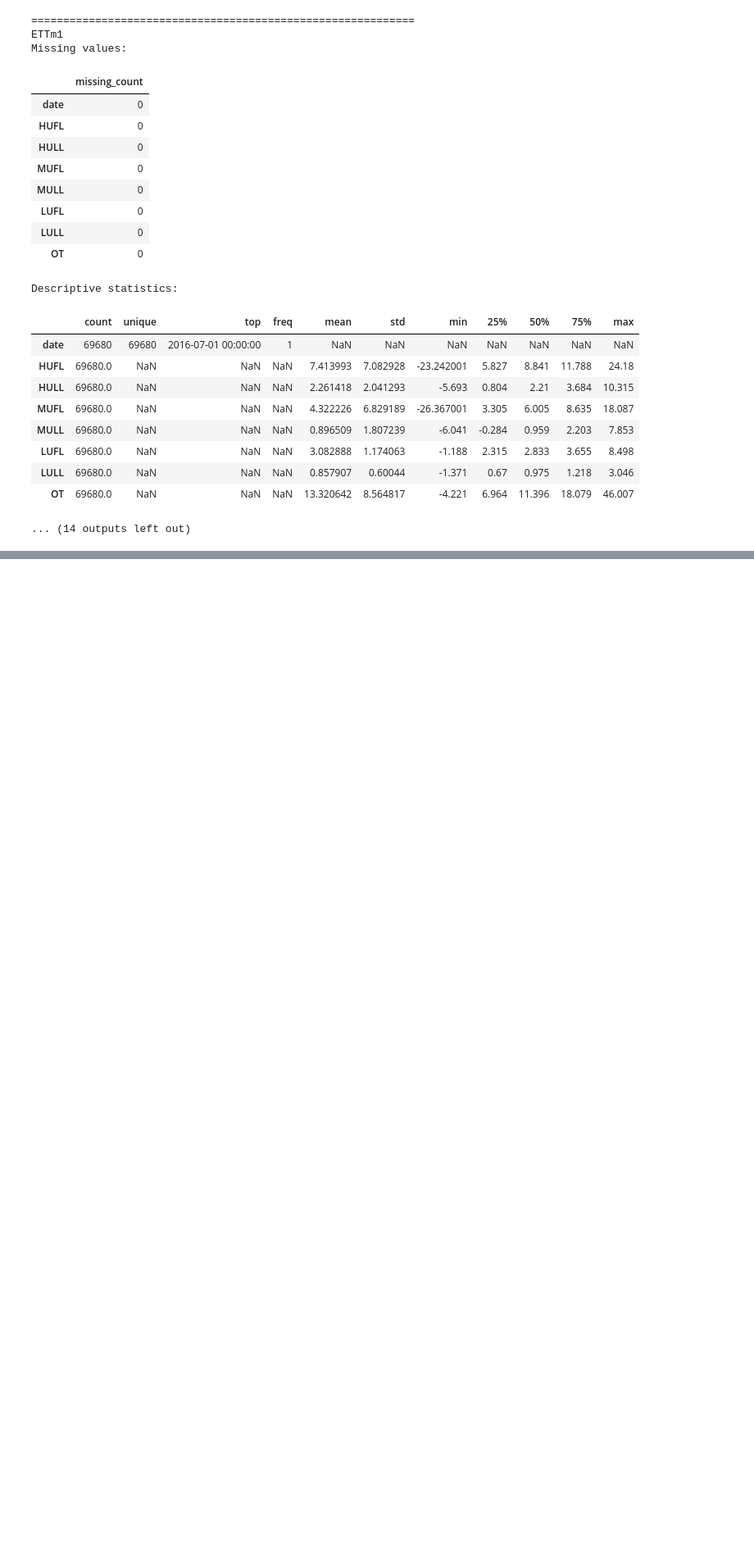
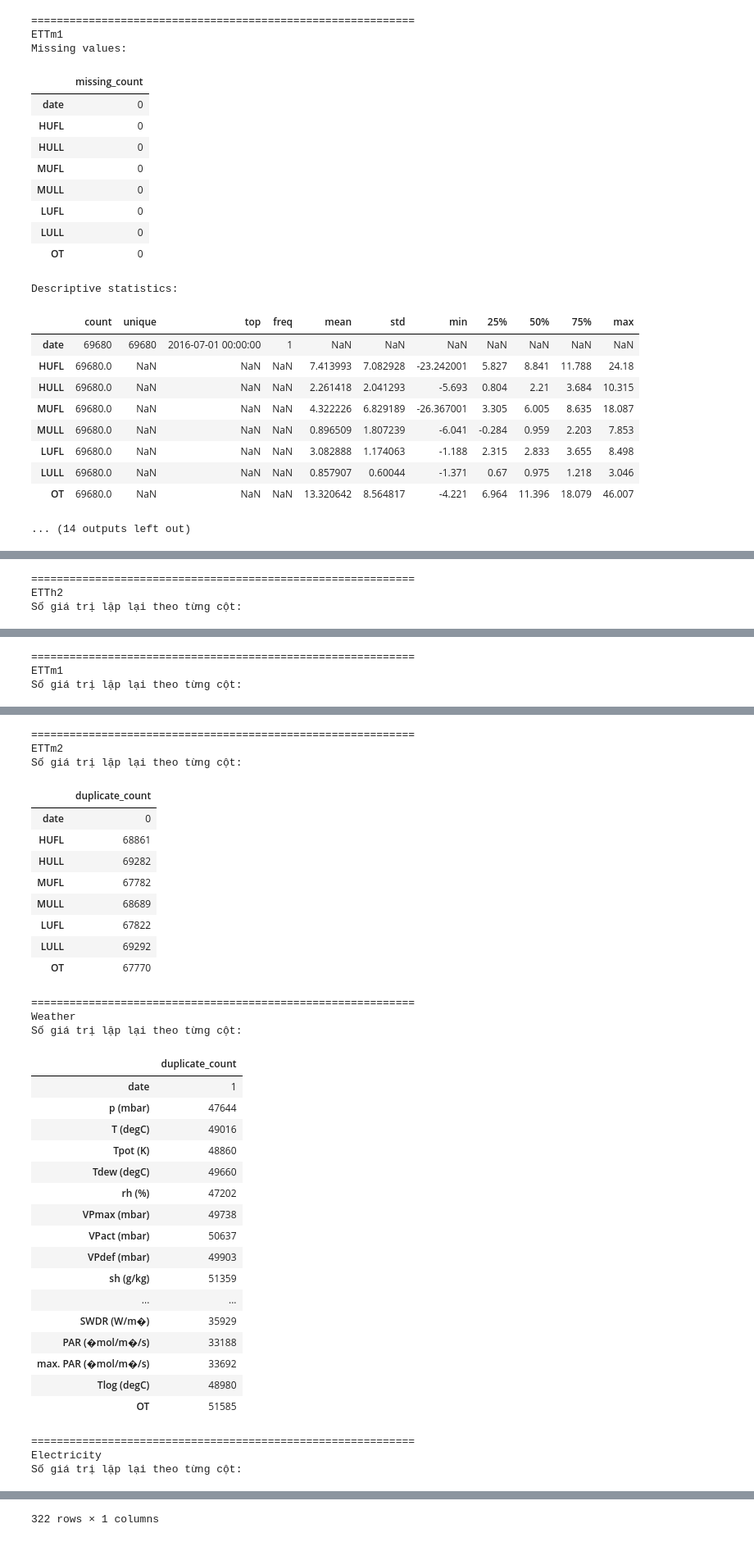
Before and after one commit to domailientb/TVCFORMER, a Jupyter notebook: experiments/dataset_exploration.ipynb, the cells around one changed output, grey strips where cells are left out. Shown at 82% size. Drawn from its saved outputs; the diff is of its cells as text; code cells hidden in the pictures; blank space fills up the shorter version.

```diff
--- a/experiments/dataset_exploration.ipynb
+++ b/experiments/dataset_exploration.ipynb
@@ -273,3 +273,22 @@ Descriptive statistics:
 | LULL | 69680.0 | NaN | NaN | NaN | 0.857907 | 0.60044 | -1.371 | 0.67 | 0.975 | 1.218 | 3.046 |
 | OT | 69680.0 | NaN | NaN | NaN | 13.320642 | 8.564817 | -4.221 | 6.964 | 11.396 | 18.079 | 46.007 |
 ... (14 outputs left out)
+# %%
+for name, path in DATASETS.items():
+    if not path.exists():
+        print(f"[NOT FOUND] {name}: {path}")
+        continue
+
+    df = pd.read_csv(path)
+
+    print(f"\n{'=' * 60}\n{name}")
+    print(f"Shape: {df.shape}")
+
+    duplicate_rows = df.duplicated().sum()
+    print(f"Số dòng trùng lặp hoàn toàn: {duplicate_rows}")
+
+    if duplicate_rows > 0:
+        print("\nCác dòng trùng lặp:")
+        display(df[df.duplicated(keep=False)].head(10))
+    else:
+        print("Không có dòng trùng lặp hoàn toàn.")
@@ -275,0 +382,19 @@ Descriptive statistics:
+# %%
+for name, path in DATASETS.items():
+    if not path.exists():
+        print(f"[NOT FOUND] {name}: {path}")
+        continue
+
+    df = pd.read_csv(path)
+
+    print(f"\n{'=' * 60}\n{name}")
+    print("Số giá trị lặp lại theo từng cột:")
+
+    duplicate_values = df.apply(
+        lambda col: int(col.duplicated().sum())
+    )
+
+    display(
+        duplicate_values.to_frame("duplicate_count")
+    )
+# %% [output]
@@ -275,0 +413,3 @@ Descriptive statistics:
+============================================================
+ETTh2
+Số giá trị lặp lại theo từng cột:
@@ -275,0 +425,3 @@ Descriptive statistics:
+============================================================
+ETTm1
+Số giá trị lặp lại theo từng cột:
@@ -275,0 +437,35 @@ Descriptive statistics:
+============================================================
+ETTm2
+Số giá trị lặp lại theo từng cột:
+|  | duplicate_count |
+| date | 0 |
+| HUFL | 68861 |
+| HULL | 69282 |
+| MUFL | 67782 |
+| MULL | 68689 |
+| LUFL | 67822 |
+| LULL | 69292 |
+| OT | 67770 |
+============================================================
+Weather
+Số giá trị lặp lại theo từng cột:
+|  | duplicate_count |
+| date | 1 |
+| p (mbar) | 47644 |
+| T (degC) | 49016 |
+| Tpot (K) | 48860 |
+| Tdew (degC) | 49660 |
+| rh (%) | 47202 |
+| VPmax (mbar) | 49738 |
+| VPact (mbar) | 50637 |
+| VPdef (mbar) | 49903 |
+| sh (g/kg) | 51359 |
+| ... | ... |
+| SWDR (W/m�) | 35929 |
+| PAR (�mol/m�/s) | 33188 |
+| max. PAR (�mol/m�/s) | 33692 |
+| Tlog (degC) | 48980 |
+| OT | 51585 |
+============================================================
+Electricity
+Số giá trị lặp lại theo từng cột:
@@ -275,0 +484 @@ Descriptive statistics:
+322 rows × 1 columns
```
Also changed, not shown: parts of 7 cells of this notebook.
